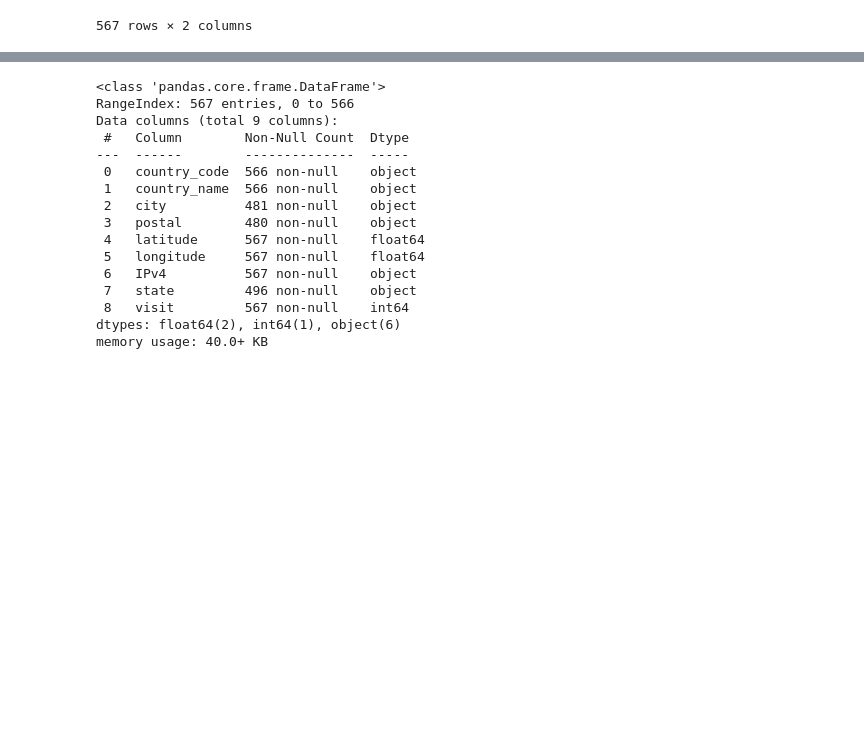
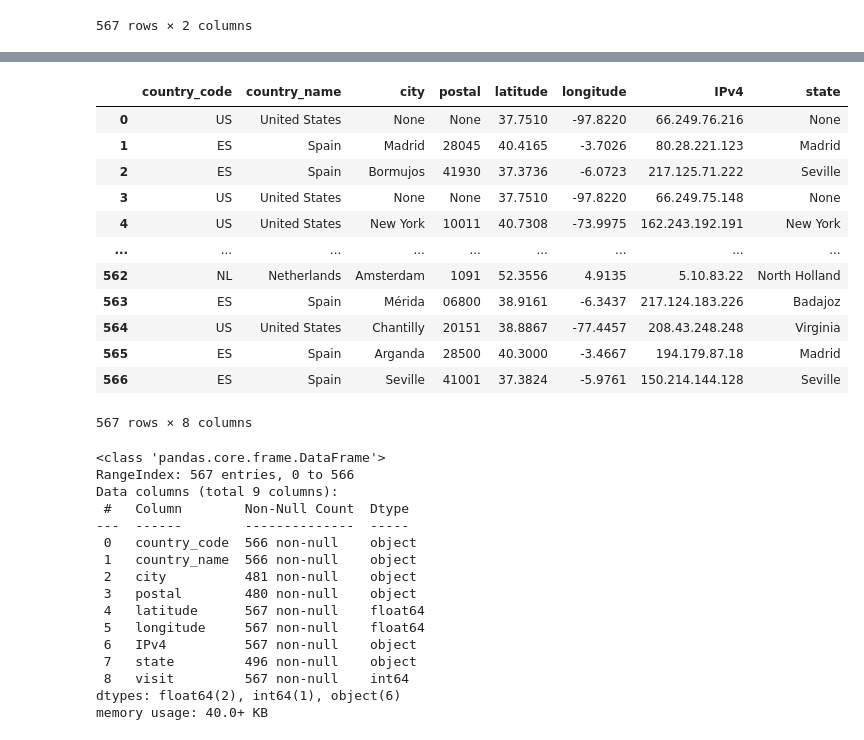
Before and after one commit to Pevicsanch/-log-records, a Jupyter notebook: access-log-analisys.ipynb, the cells around one changed output, grey strips where cells are left out. Drawn from its saved outputs; the diff is of its cells as text; code cells hidden in the pictures; blank space fills up the shorter version.

```diff
--- a/access-log-analisys.ipynb
+++ b/access-log-analisys.ipynb
@@ -311,5 +322,21 @@ for index, value in data_ip["ip"].items():
 # %%
 geolocal = pd.DataFrame(data1)
+# %%
+geolocal
+# %% [output]
+|  | country_code | country_name | city | postal | latitude | longitude | IPv4 | state |
+| 0 | US | United States | None | None | 37.7510 | -97.8220 | 66.249.76.216 | None |
+| 1 | ES | Spain | Madrid | 28045 | 40.4165 | -3.7026 | 80.28.221.123 | Madrid |
+| 2 | ES | Spain | Bormujos | 41930 | 37.3736 | -6.0723 | 217.125.71.222 | Seville |
+| 3 | US | United States | None | None | 37.7510 | -97.8220 | 66.249.75.148 | None |
+| 4 | US | United States | New York | 10011 | 40.7308 | -73.9975 | 162.243.192.191 | New York |
+| ... | ... | ... | ... | ... | ... | ... | ... | ... |
+| 562 | NL | Netherlands | Amsterdam | 1091 | 52.3556 | 4.9135 | 5.10.83.22 | North Holland |
+| 563 | ES | Spain | Mérida | 06800 | 38.9161 | -6.3437 | 217.124.183.226 | Badajoz |
+| 564 | US | United States | Chantilly | 20151 | 38.8867 | -77.4457 | 208.43.248.248 | Virginia |
+| 565 | ES | Spain | Arganda | 28500 | 40.3000 | -3.4667 | 194.179.87.18 | Madrid |
+| 566 | ES | Spain | Seville | 41001 | 37.3824 | -5.9761 | 150.214.144.128 | Seville |
+567 rows × 8 columns
 # %%
 geolocal["visit"] = data_ip["visits"]
 # %%
```
Also changed, not shown: parts of 10 cells of this notebook, 1 other file.
